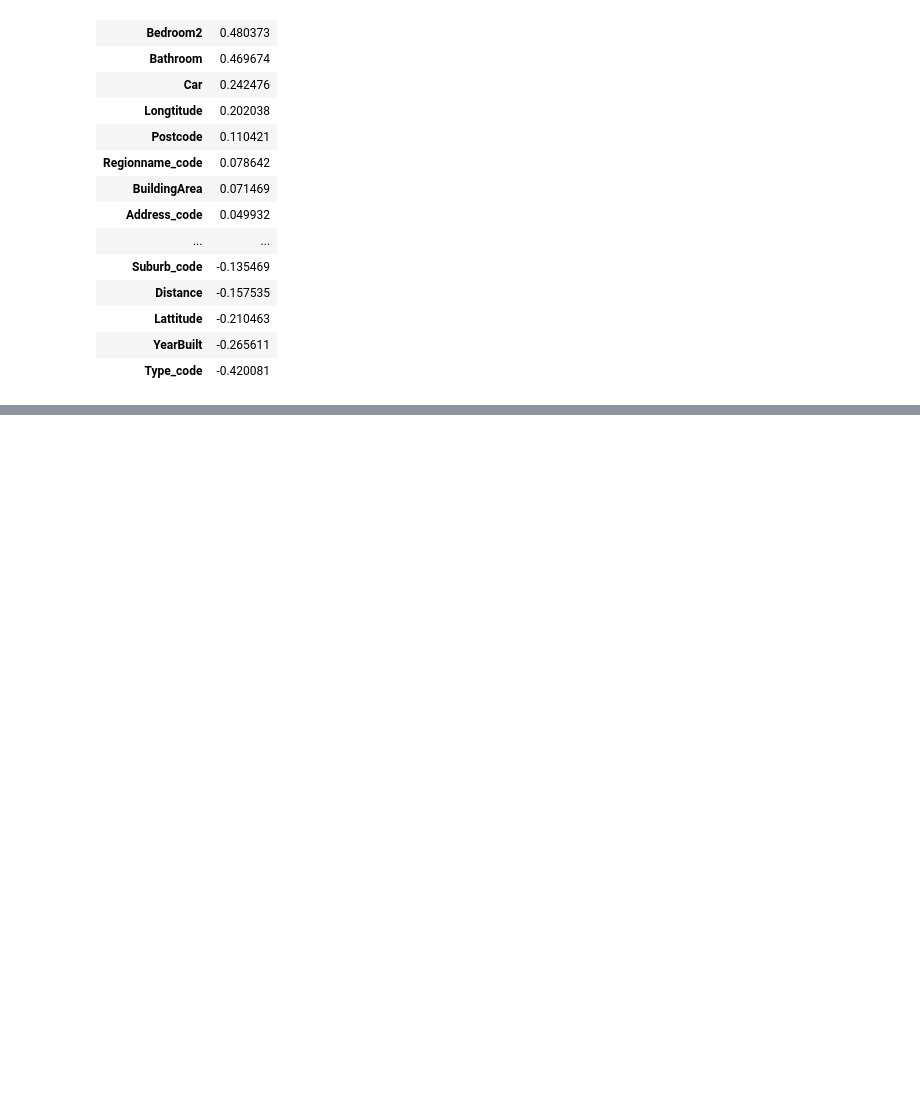
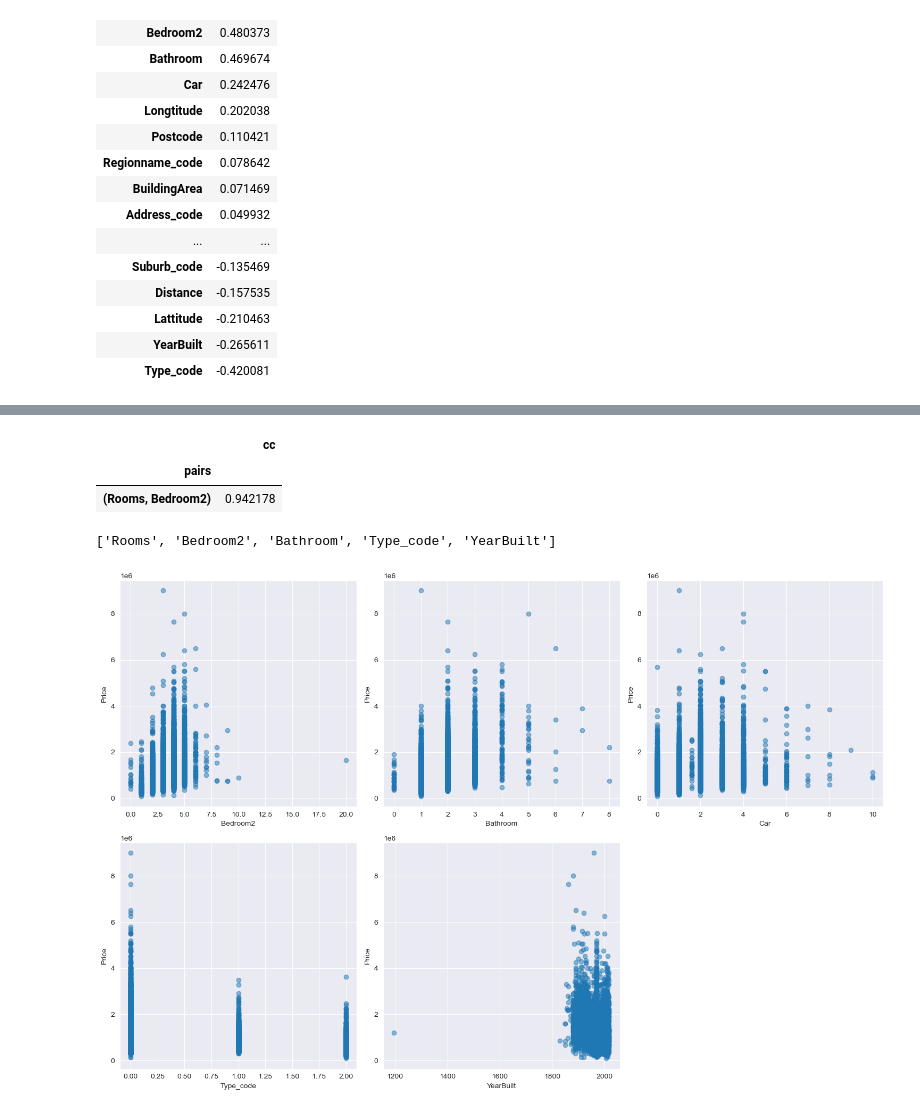
Before and after one commit to Emilly-Njue/Regression, a Jupyter notebook: regression1.ipynb, the cells around one changed output, grey strips where cells are left out. Cells and saved outputs as stored; diff of their text form; code cells hidden in the pictures; blank space fills up the shorter version.

```diff
--- a/regression1.ipynb
+++ b/regression1.ipynb
@@ -425,0 +814,17 @@ pd.DataFrame(housing.corr()['Price']).sort_values(by='Price',ascending=False)
+# %%
+df[(df.cc>.75) & (df.cc <1)]
+# %% [output]
+|  | cc |
+| pairs |  |
+| (Rooms, Bedroom2) | 0.942178 |
+# %%
+def get_top_correlated_columns(dataframe, target_column, num_cols=5):
+    corr_matrix = dataframe.corr()
+    corr_with_target = corr_matrix[target_column].abs()
+    sorted_corr = corr_with_target.sort_values(ascending=False)
+    top_cols = sorted_corr[1:num_cols+1].index.tolist()
+    return top_cols
+
+get_top_correlated_columns(housing, 'Price', num_cols=5)
+# %% [output]
+['Rooms', 'Bedroom2', 'Bathroom', 'Type_code', 'YearBuilt']
@@ -425,0 +833,35 @@ pd.DataFrame(housing.corr()['Price']).sort_values(by='Price',ascending=False)
+# %%
+# Create subplots
+fig, axs = plt.subplots(nrows=2, ncols=3, figsize=(15, 10))
+
+# Scatter plots
+axs[0, 0].scatter(housing['Bedroom2'], housing['Price'], alpha=0.5)
+axs[0, 0].set_xlabel('Bedroom2')
+axs[0, 0].set_ylabel('Price')
+
+axs[0, 1].scatter(housing['Bathroom'], housing['Price'], alpha=0.5)
+axs[0, 1].set_xlabel('Bathroom')
+axs[0, 1].set_ylabel('Price')
+
+axs[0, 2].scatter(housing['Car'], housing['Price'], alpha=0.5)
+axs[0, 2].set_xlabel('Car')
+axs[0, 2].set_ylabel('Price')
+
+axs[1, 0].scatter(housing['Type_code'], housing['Price'], alpha=0.5)
+axs[1, 0].set_xlabel('Type_code')
+axs[1, 0].set_ylabel('Price')
+
+axs[1, 1].scatter(housing['YearBuilt'], housing['Price'], alpha=0.5)
+axs[1, 1].set_xlabel('YearBuilt')
+axs[1, 1].set_ylabel('Price')
+
+# Remove empty subplot
+fig.delaxes(axs[1, 2])
+
+# Adjust layout
+plt.tight_layout()
+
+# Show plot
+plt.show()
+# %% [output]
+[figure, added]
```
Also changed, not shown: parts of 41 cells of this notebook.
